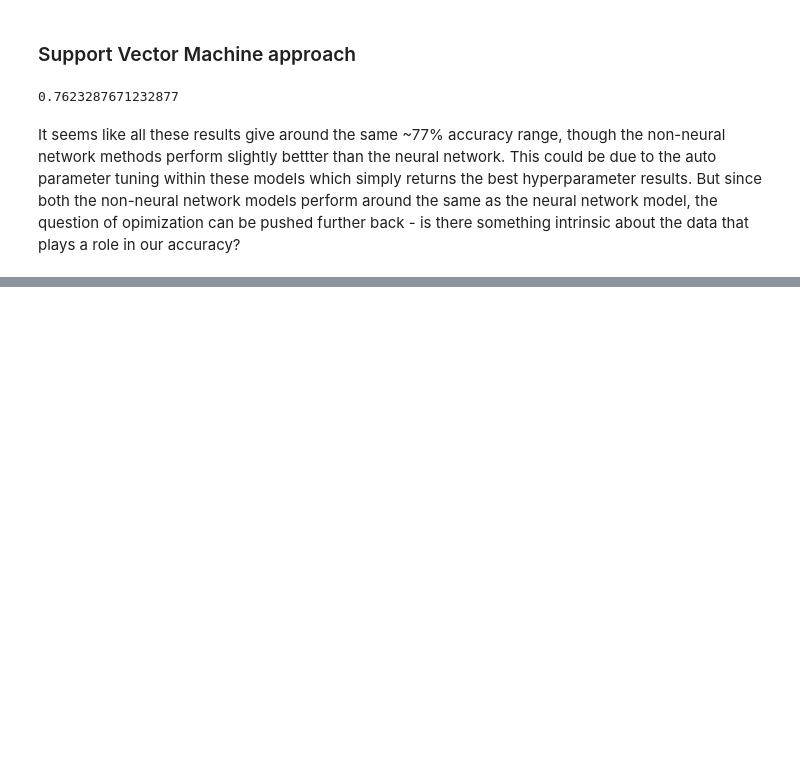
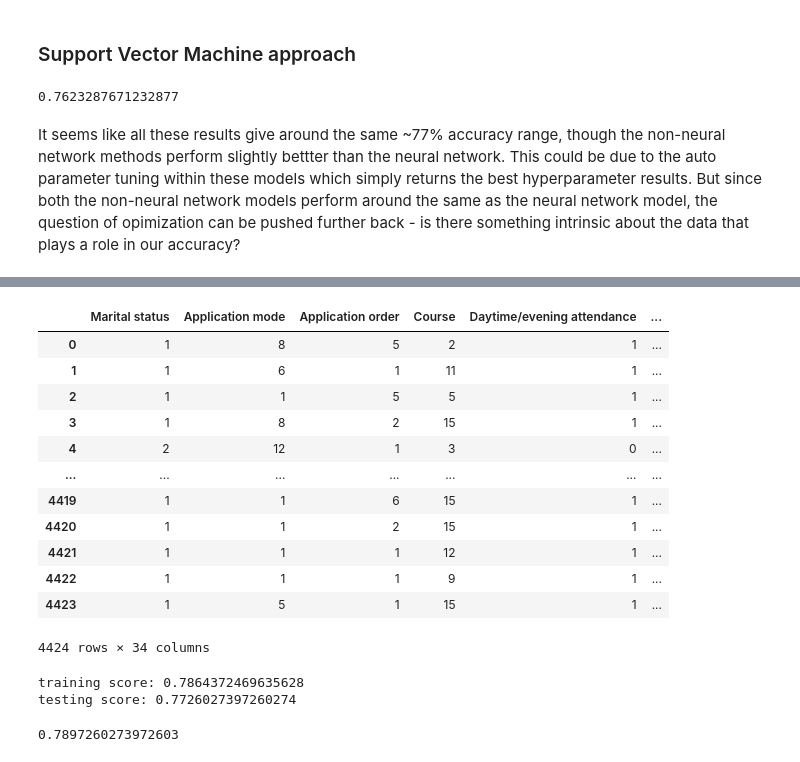
Before and after one commit to nathanchenseanwalter/ml_courses, a Jupyter notebook: dropout_risk/FinalProject.ipynb, the cells around one changed output, grey strips where cells are left out. Saved outputs shown, nothing was run; the diff lists cells and outputs as text; code cells hidden in the pictures; blank space fills up the shorter version.

```diff
--- a/dropout_risk/FinalProject.ipynb
+++ b/dropout_risk/FinalProject.ipynb
@@ -305,2 +303,18 @@ Perhaps some of these play a role, perhaps none do. So we can try to play around
+# %%
+features
+# %% [output]
+|  | Marital status | Application mode | Application order | Course | Daytime/evening attendance | ... |
+| 0 | 1 | 8 | 5 | 2 | 1 | ... |
+| 1 | 1 | 6 | 1 | 11 | 1 | ... |
+| 2 | 1 | 1 | 5 | 5 | 1 | ... |
+| 3 | 1 | 8 | 2 | 15 | 1 | ... |
+| 4 | 2 | 12 | 1 | 3 | 0 | ... |
+| ... | ... | ... | ... | ... | ... | ... |
+| 4419 | 1 | 1 | 6 | 15 | 1 | ... |
+| 4420 | 1 | 1 | 2 | 15 | 1 | ... |
+| 4421 | 1 | 1 | 1 | 12 | 1 | ... |
+| 4422 | 1 | 1 | 1 | 9 | 1 | ... |
+| 4423 | 1 | 5 | 1 | 15 | 1 | ... |
+4424 rows × 34 columns
 # %%
 categorical_labels = ['Marital status', 'Application mode', 'Application order', 'Course',
@@ -314,0 +330,25 @@ one_hot = pd.get_dummies(feature_select,columns=categorical_labels_filter)
+# %%
+nn = MLPClassifier(hidden_layer_sizes = (164,128,96),
+                   activation = "relu", # Activation function for the hidden layer.
+                   alpha = 0.001, # Strength of the L2 regularization term.
+                   batch_size = 'auto',# Size of minibatches for stochastic optimizers.
+                   learning_rate_init = 0.01,
+                   epsilon =1e-6,
+                   max_iter = 1000,
+                   shuffle = True,# shuffle samples in each iteration
+                   early_stopping = True,
+                   random_state=69,
+                   verbose = False) # Allows to print progress messages to stdout.
+
+nn.fit(X_train.values, y_train.values)
+print(f"training score: {nn.score(X_train.values,y_train.values)}")
+print(f"testing score: {nn.score(X_test.values,y_test.values)}")
+# %% [output]
+training score: 0.7864372469635628
+testing score: 0.7726027397260274
+# %%
+clf = SVC(kernel='linear')
+clf.fit(X_train.values,y_train.values)
+clf.score(X_test.values,y_test.values)
+# %% [output]
+0.7897260273972603
```
Also changed, not shown: parts of 17 cells of this notebook.
